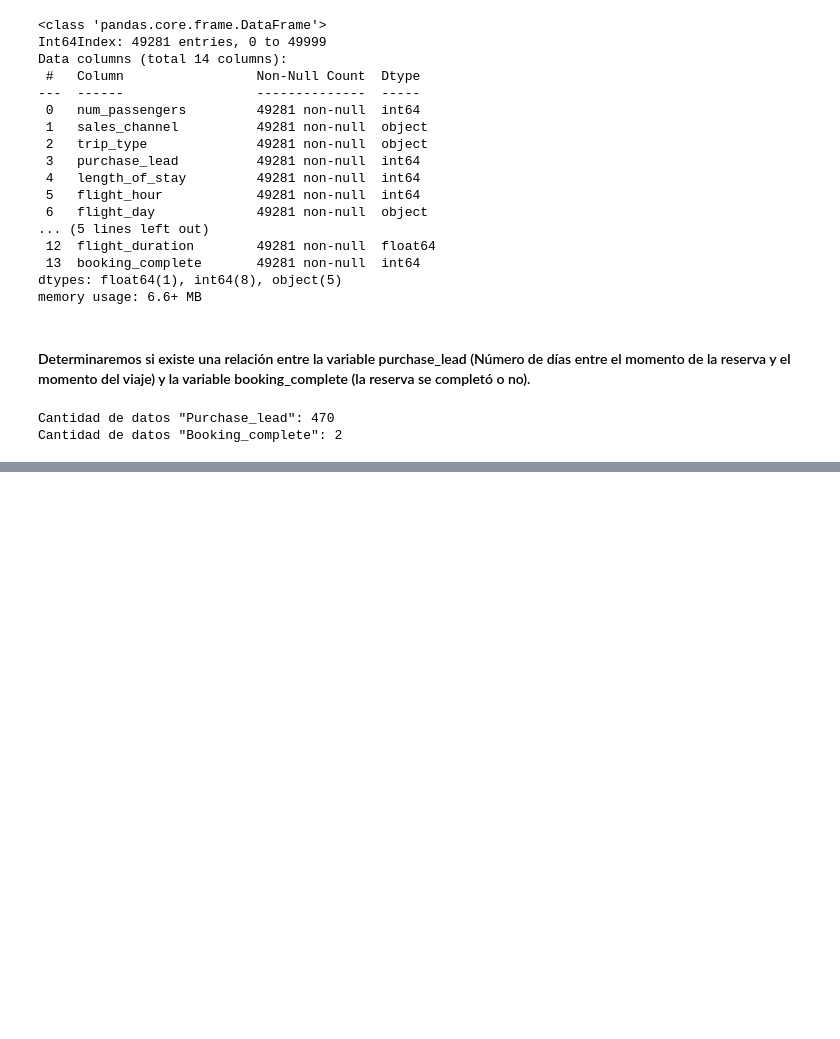
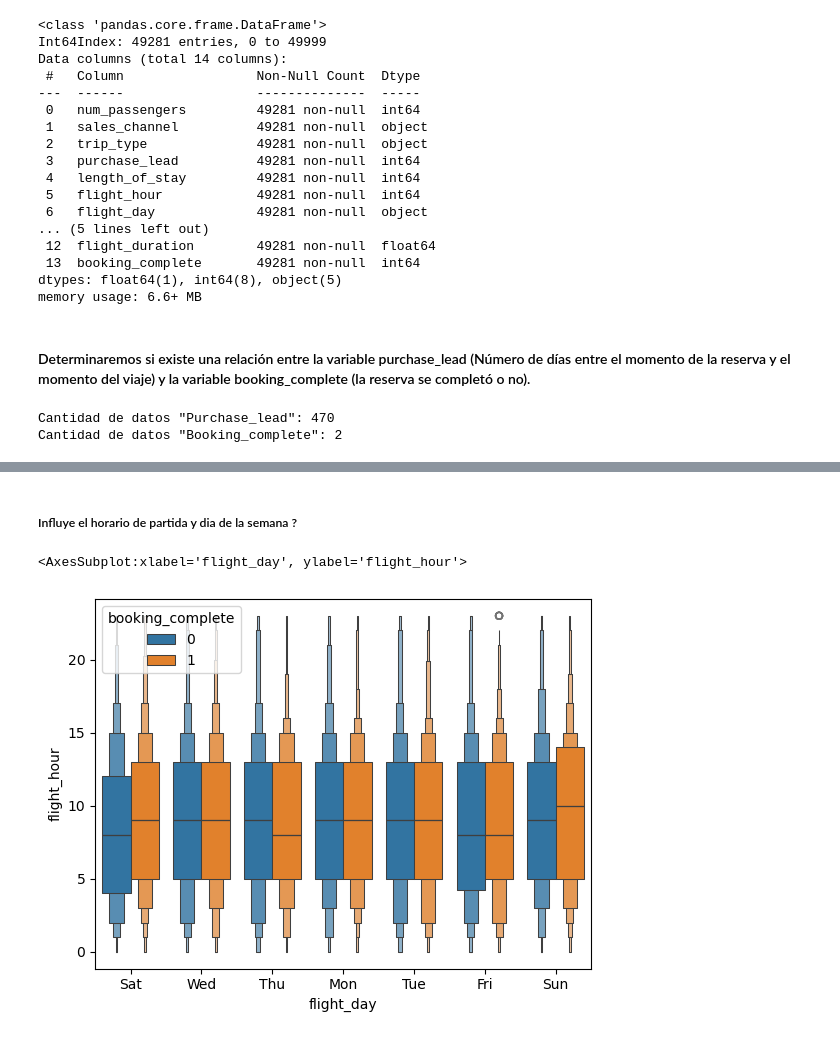
Before and after one commit to CrissRMFI/TP---ORGA, a Jupyter notebook: 01Analisis_airline.ipynb, the cells around one changed output, grey strips where cells are left out. Cells and saved outputs as stored; diff of their text form; code cells hidden in the pictures; blank space fills up the shorter version.

```diff
--- a/01Analisis_airline.ipynb
+++ b/01Analisis_airline.ipynb
@@ -221,0 +260,11 @@ sns.scatterplot(data=df_purchase_lead,x="booking_complete",y="purchase_lead")
+# %%
+airline = airline.loc[(airline.purchase_lead <200) & (airline.num_passengers <4),:]
+# %% [markdown]
+##### Influye el horario de partida y dia de la semana ?
+# %%
+filter_per_day_hour = airline[["flight_day","flight_hour","booking_complete"]]
+# %%
+sns.boxenplot(data=filter_per_day_hour,x="flight_day",y="flight_hour",hue="booking_complete")
+# %% [output]
+<AxesSubplot:xlabel='flight_day', ylabel='flight_hour'>
+[figure, added]
```
Also changed, not shown: parts of 20 cells of this notebook, 3 other files.
